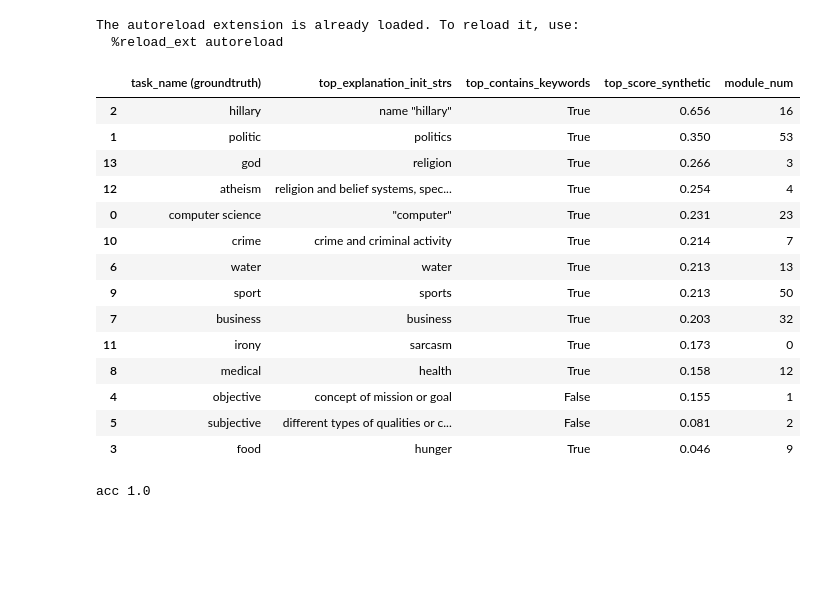
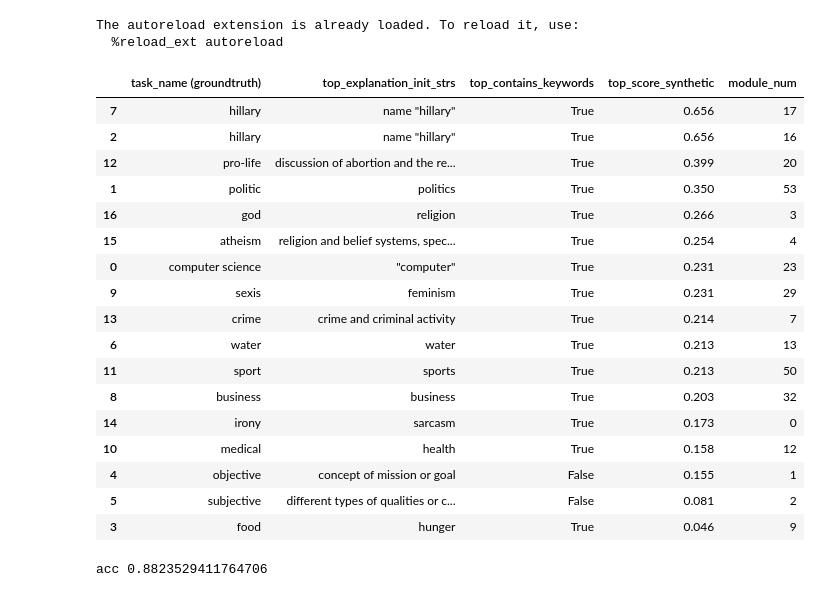
Before and after one commit to microsoft/automated-explanations, a Jupyter notebook: notebooks/02_synthetic.ipynb, the cells around one changed output. Saved outputs shown, nothing was run; the diff lists cells and outputs as text; code cells hidden in the pictures; blank space fills up the shorter version.

```diff
--- a/notebooks/02_synthetic.ipynb
+++ b/notebooks/02_synthetic.ipynb
@@ -28,32 +28,35 @@ r = r.sort_values(by='top_score_synthetic', ascending=False).round(3)
 # %%
 # display full strings
 with pd.option_context('display.max_colwidth', -1, 'display.max_rows', 200):
     display(
         r
         .filter(['task_name (groundtruth)', 'top_explanation_init_strs', 'top_contains_keywords', 'top_score_synthetic', 'module_num'])
         # .filter(['top_score_contains_keywords', 'top_score_synthetic', 'top_explanation_init_strs', 'explanation_init_ngrams', 'module_num'])
         # .filter(['top_explanation_init_strs', 'explanation_init_ngrams', 'top_strs_added'])
         # .filter(['explanation_init_strs', 'explanation_init_ngrams',])
-        .head(n=20)
+        # .head(n=20)
     )
 # %% [output]
 |  | task_name (groundtruth) | top_explanation_init_strs | top_contains_keywords | top_score_synthetic | module_num |
+| 7 | hillary | name "hillary" | True | 0.656 | 17 |
 | 2 | hillary | name "hillary" | True | 0.656 | 16 |
+| 12 | pro-life | discussion of abortion and the re... | True | 0.399 | 20 |
 | 1 | politic | politics | True | 0.350 | 53 |
-| 13 | god | religion | True | 0.266 | 3 |
-| 12 | atheism | religion and belief systems, spec... | True | 0.254 | 4 |
+| 16 | god | religion | True | 0.266 | 3 |
+| 15 | atheism | religion and belief systems, spec... | True | 0.254 | 4 |
 | 0 | computer science | "computer" | True | 0.231 | 23 |
-| 10 | crime | crime and criminal activity | True | 0.214 | 7 |
+| 9 | sexis | feminism | True | 0.231 | 29 |
+| 13 | crime | crime and criminal activity | True | 0.214 | 7 |
 | 6 | water | water | True | 0.213 | 13 |
-| 9 | sport | sports | True | 0.213 | 50 |
-| 7 | business | business | True | 0.203 | 32 |
-| 11 | irony | sarcasm | True | 0.173 | 0 |
-| 8 | medical | health | True | 0.158 | 12 |
+| 11 | sport | sports | True | 0.213 | 50 |
+| 8 | business | business | True | 0.203 | 32 |
+| 14 | irony | sarcasm | True | 0.173 | 0 |
+| 10 | medical | health | True | 0.158 | 12 |
 | 4 | objective | concept of mission or goal | False | 0.155 | 1 |
 | 5 | subjective | different types of qualities or c... | False | 0.081 | 2 |
 | 3 | food | hunger | True | 0.046 | 9 |
 # %%
-acc = r['top_score_contains_keywords'].mean()
+acc = r['top_contains_keywords'].mean()
 print('acc', acc)
 # %% [output]
-acc 1.0
+acc 0.8823529411764706
```
Also changed, not shown: 3 other files.
